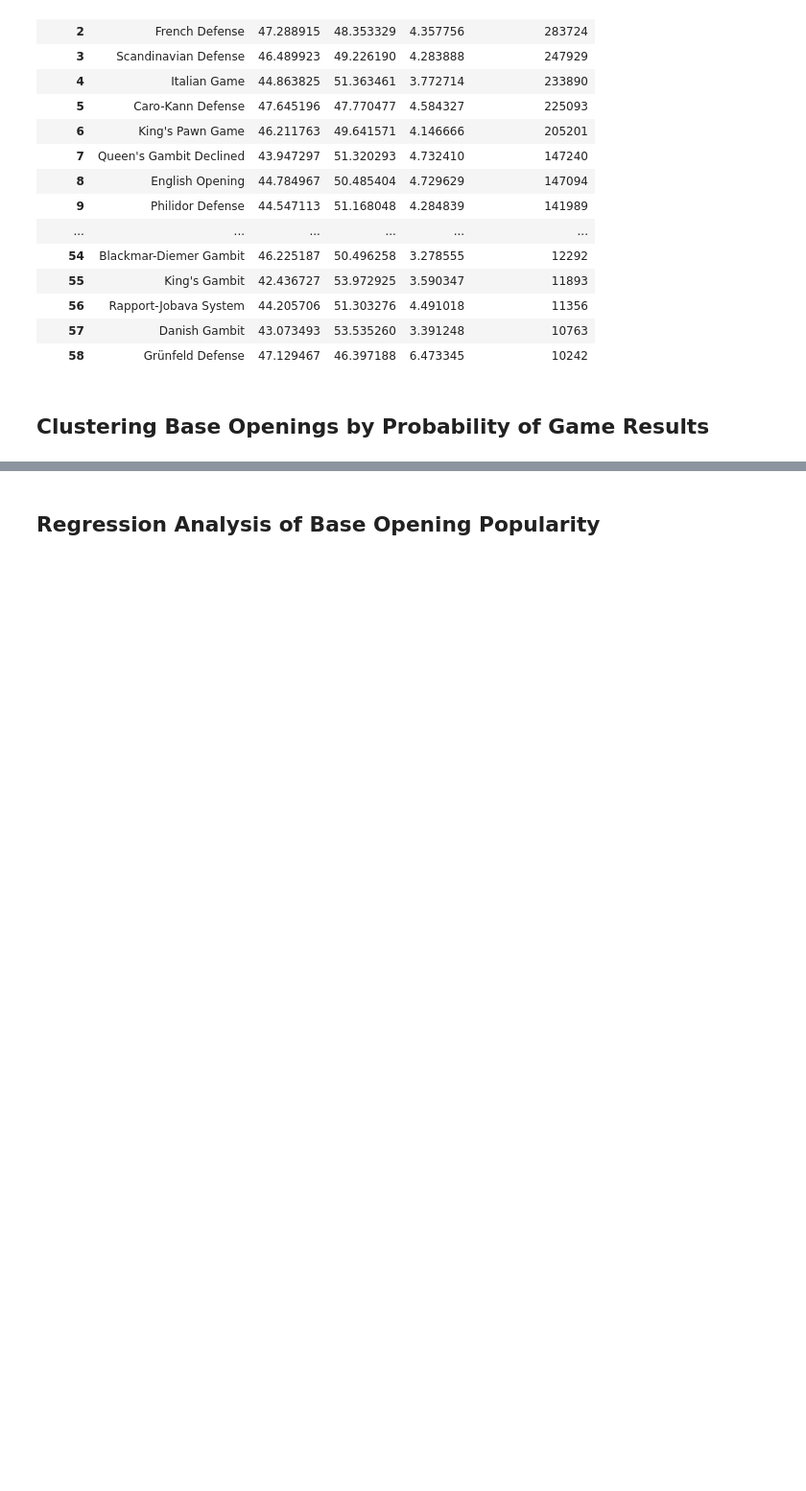
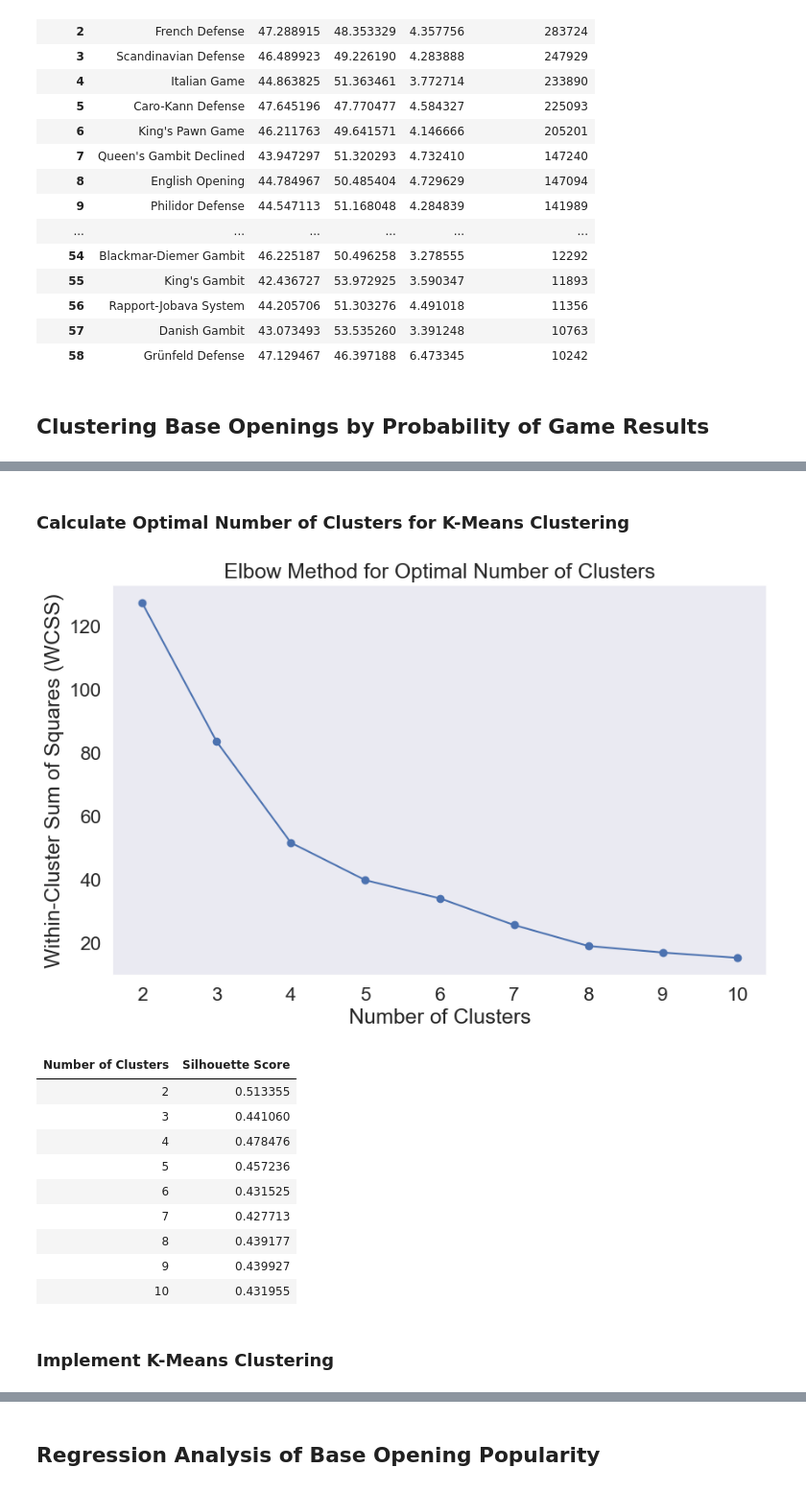
Before and after one commit to IsaacCheng9/machine-learning-in-chess, a Jupyter notebook: src/analyse_chess_data.ipynb, the cells around one changed output, grey strips where cells are left out. Shown at 96% size. Saved outputs shown, nothing was run; the diff lists cells and outputs as text; code cells hidden in the pictures; blank space fills up the shorter version.

Commit message:
Implement elbow method to justify number of clusters

```diff
--- a/src/analyse_chess_data.ipynb
+++ b/src/analyse_chess_data.ipynb
@@ -1852,22 +1852,3 @@ display(result_percentages_pivot_sorted)
 | 58 | Grünfeld Defense | 47.129467 | 46.397188 | 6.473345 | 10242 |
 # %% [markdown]
 ## Clustering Base Openings by Probability of Game Results
-# %%
-# Assume result_percentages_pivot_sorted is already available from previous
-# steps.
-clustering_data = result_percentages_pivot_sorted[["1-0", "1/2-1/2", "0-1"]]
-# Convert the Dask DataFrame to a Pandas DataFrame for compatibility with scikit-learn.
-clustering_data_pd = pd.DataFrame(clustering_data)
-
-# Create the K-means clustering model.
-kmeans = KMeans(n_clusters=4, random_state=69)
-kmeans.fit(clustering_data_pd)
-
-# Assign the cluster labels to the BaseOpenings.
-result_percentages_pivot_sorted["Cluster"] = kmeans.labels_
-# Sort the pivot table by the cluster.
-result_percentages_pivot_sorted_cluster = result_percentages_pivot_sorted.sort_values(
-    "Cluster"
-)
-result_percentages_pivot_sorted_cluster.reset_index(drop=True, inplace=True)
-display(result_percentages_pivot_sorted_cluster)
@@ -1892 +1855,57 @@ display(result_percentages_pivot_sorted_cluster)
+# %% [markdown]
+### Calculate Optimal Number of Clusters for K-Means Clustering
+# %%
+# Assume result_percentages_pivot_sorted is already available from previous
+# steps.
+clustering_data = result_percentages_pivot_sorted[["1-0", "1/2-1/2", "0-1"]]
+# Convert the Dask DataFrame to a Pandas DataFrame for compatibility with scikit-learn.
+clustering_data_pd = pd.DataFrame(clustering_data)
+
+# Determine the range of cluster numbers to test.
+min_clusters = 2
+max_clusters = 10
+
+# Calculate WCSS (Within-Cluster Sum of Squares) for each number of clusters.
+wcss_vals = []
+silhouette_score_vals = {}
+for i in range(min_clusters, max_clusters + 1):
+    kmeans = KMeans(n_clusters=i, init="k-means++", random_state=69)
+    kmeans.fit(clustering_data_pd)
+    wcss_vals.append(kmeans.inertia_)
+    silhouette_score_vals[i] = silhouette_score(clustering_data_pd, kmeans.labels_)
+
+# Plot the WCSS values.
+sns.set(font_scale=1.5)
+plt.figure(figsize=(10, 6))
+plt.plot(range(min_clusters, max_clusters + 1), wcss_vals, marker="o")
+plt.xlabel("Number of Clusters")
+plt.ylabel("Within-Cluster Sum of Squares (WCSS)")
+plt.title("Elbow Method for Optimal Number of Clusters")
+plt.xticks(np.arange(min_clusters, max_clusters + 1))
+plt.grid()
+plt.show()
+
+# Show the table of silhouette scores.
+table_of_silhouette_scores = pd.DataFrame.from_dict(
+    silhouette_score_vals,
+    columns=["Silhouette Score"],
+    orient="index",
+)
+table_of_silhouette_scores.reset_index(inplace=True)
+table_of_silhouette_scores.columns = ["Number of Clusters", "Silhouette Score"]
+display(table_of_silhouette_scores.style.hide_index())
+# %% [output]
+[figure, added]
+| Number of Clusters | Silhouette Score |
+| 2 | 0.513355 |
+| 3 | 0.441060 |
+| 4 | 0.478476 |
+| 5 | 0.457236 |
+| 6 | 0.431525 |
+| 7 | 0.427713 |
+| 8 | 0.439177 |
+| 9 | 0.439927 |
+| 10 | 0.431955 |
+# %% [markdown]
+### Implement K-Means Clustering
 # %%
```
Also changed, not shown: parts of 2 cells of this notebook.
